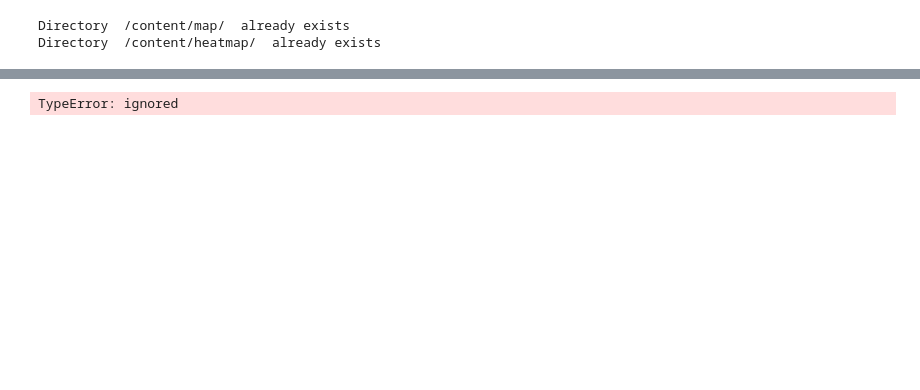
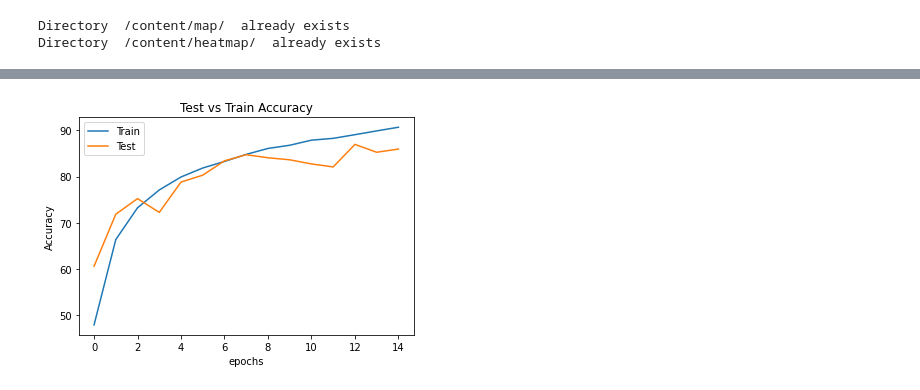
Before and after one commit to vmadalasa/EVAConsolidated, a Jupyter notebook: EVA9/BASE_VERSION_Assignment_S9.ipynb, the cells around one changed output, grey strips where cells are left out. Saved outputs shown, nothing was run; the diff lists cells and outputs as text; code cells hidden in the pictures; blank space fills up the shorter version.

```diff
--- a/EVA9/BASE_VERSION_Assignment_S9.ipynb
+++ b/EVA9/BASE_VERSION_Assignment_S9.ipynb
@@ -189,7 +191,7 @@ ut.graph()
 # %%
-ut.testvtrain()
+ut.testvtrain(tr,te)
 # %% [output]
-TypeError: ignored
+[figure, added]
 # %%
 ut.class_acc(saved_model,device, test_loader)
 # %% [output]
```
Also changed, not shown: parts of 5 cells of this notebook.
